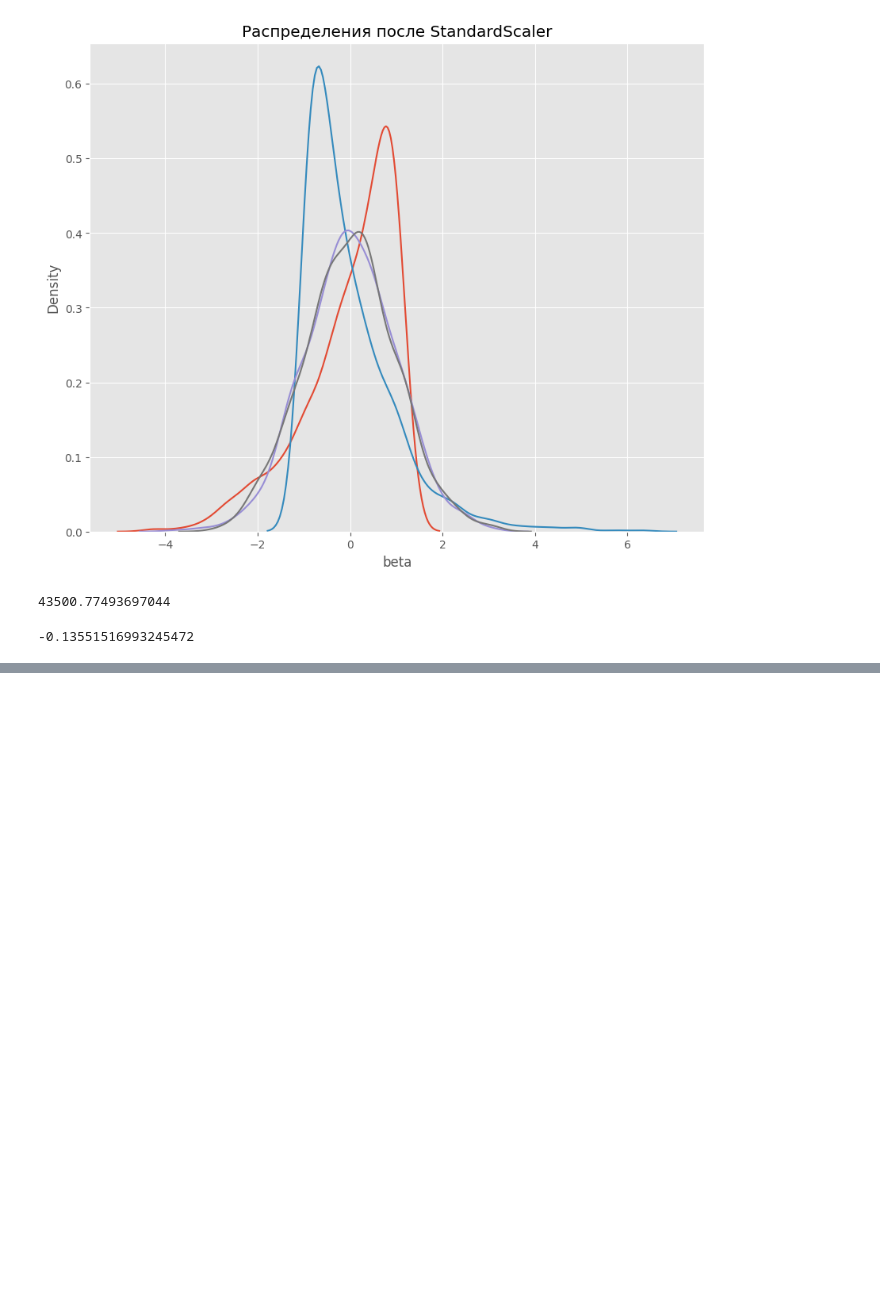
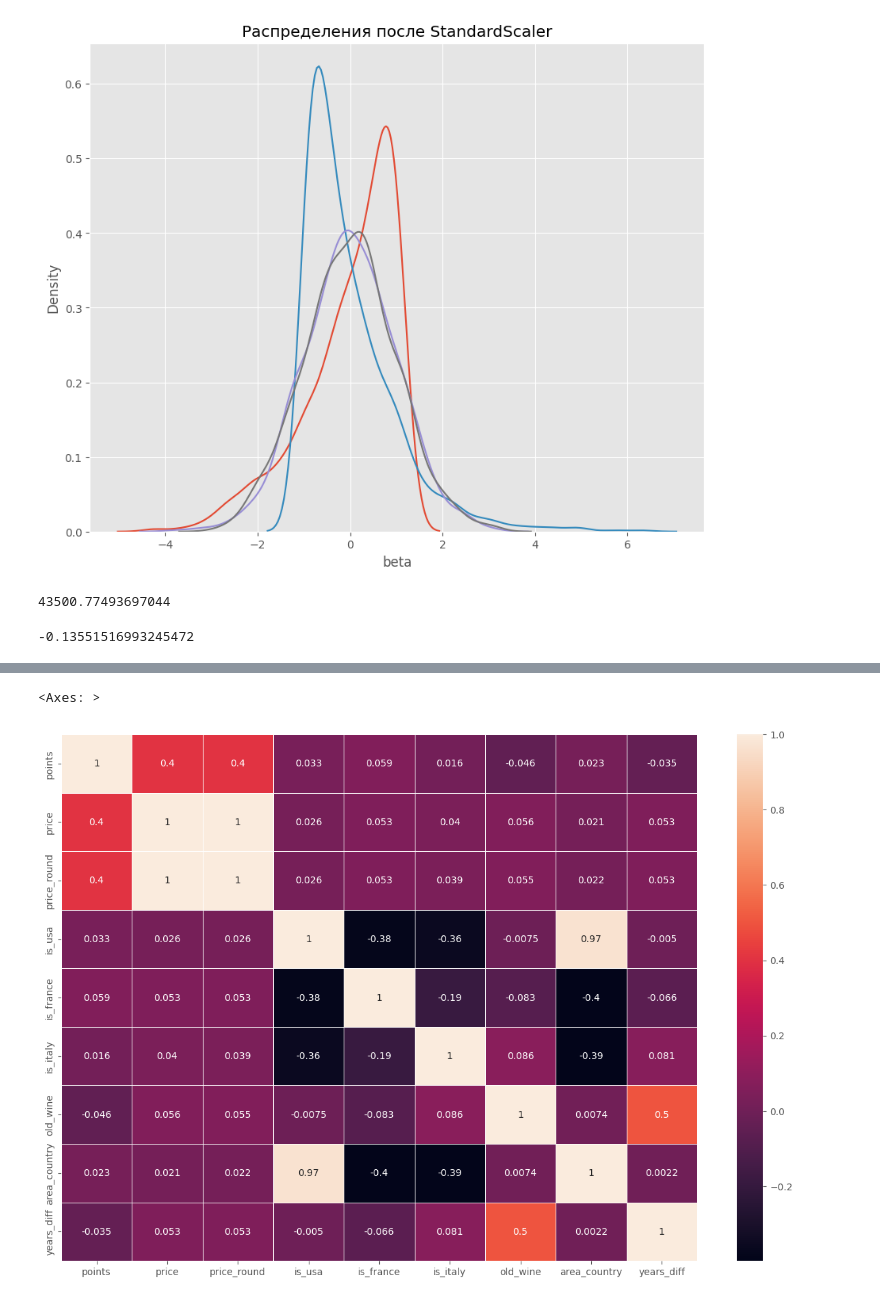
Before and after one commit to eartzhi/lessons, a Jupyter notebook: eda_3/eda_3.ipynb, the cells around one changed output, grey strips where cells are left out. Cells and saved outputs as stored; diff of their text form; code cells hidden in the pictures; blank space fills up the shorter version.

```diff
--- a/eda_3/eda_3.ipynb
+++ b/eda_3/eda_3.ipynb
@@ -669,0 +723,6 @@ cleared_data['price'][129968]
+# %%
+fig, ax = plt.subplots(figsize=(15,10))
+sns.heatmap(cleared_data.corr(numeric_only=True), annot=True, linewidths=.5, ax=ax)
+# %% [output]
+<Axes: >
+[figure, added]
```
Also changed, not shown: parts of 7 cells of this notebook, 1 other file.
